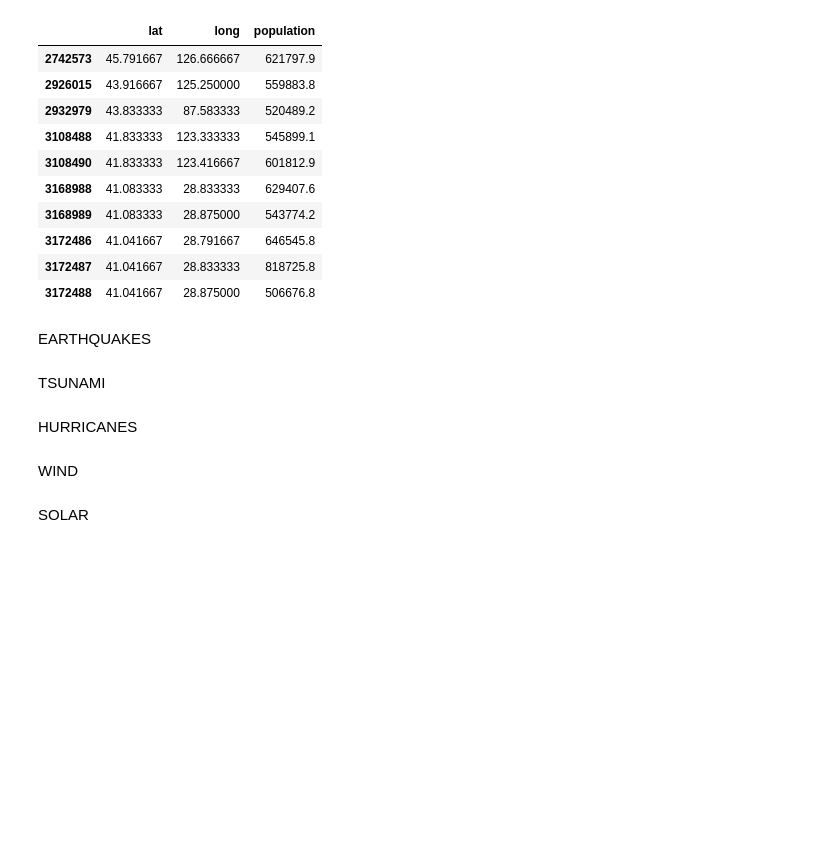
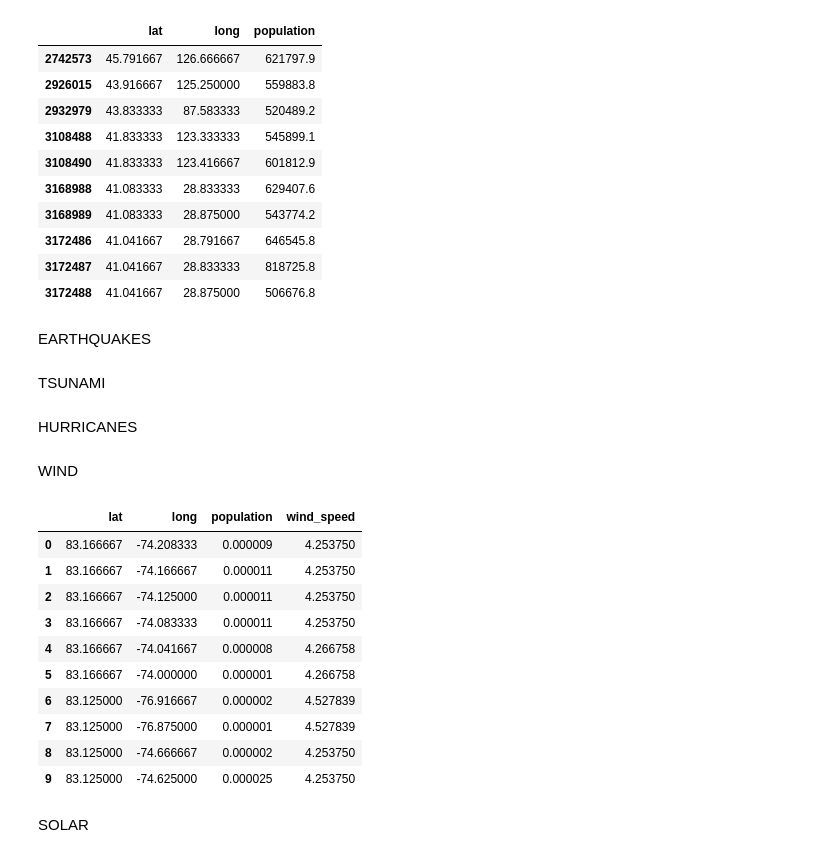
Before and after one commit to ITWSDataScience/Group3_Fall2022, a Jupyter notebook: models/data/merge.ipynb, the cells around one changed output. Drawn from its saved outputs; the diff is of its cells as text; code cells hidden in the pictures; blank space fills up the shorter version.

```diff
--- a/models/data/merge.ipynb
+++ b/models/data/merge.ipynb
@@ -70,3 +113,15 @@ TSUNAMI
 HURRICANES
 # %% [markdown]
 WIND
+# %%
+
+ds = nc.Dataset('../../energy_strength/wind/avg_wind_speed.nc')
+lat = ds['lat'][:]
+lon = ds['lon'][:]
+speed = ds['M2TMNXFLX_5_12_4_SPEED'][:]
+# %%
+res = {}
+for i in tqdm(range(len(lat))):
+    for j in range(len(lon)):
+        res[(lat[i],lon[j])] = speed[i][j]
+res
@@ -72,0 +130,14 @@ WIND
+# %%
+grid.head(10)
+# %% [output]
+|  | lat | long | population | wind_speed |
+| 0 | 83.166667 | -74.208333 | 0.000009 | 4.253750 |
+| 1 | 83.166667 | -74.166667 | 0.000011 | 4.253750 |
+| 2 | 83.166667 | -74.125000 | 0.000011 | 4.253750 |
+| 3 | 83.166667 | -74.083333 | 0.000011 | 4.253750 |
+| 4 | 83.166667 | -74.041667 | 0.000008 | 4.266758 |
+| 5 | 83.166667 | -74.000000 | 0.000001 | 4.266758 |
+| 6 | 83.125000 | -76.916667 | 0.000002 | 4.527839 |
+| 7 | 83.125000 | -76.875000 | 0.000001 | 4.527839 |
+| 8 | 83.125000 | -74.666667 | 0.000002 | 4.253750 |
+| 9 | 83.125000 | -74.625000 | 0.000025 | 4.253750 |
```
Also changed, not shown: parts of 13 cells of this notebook, 1 other file.
